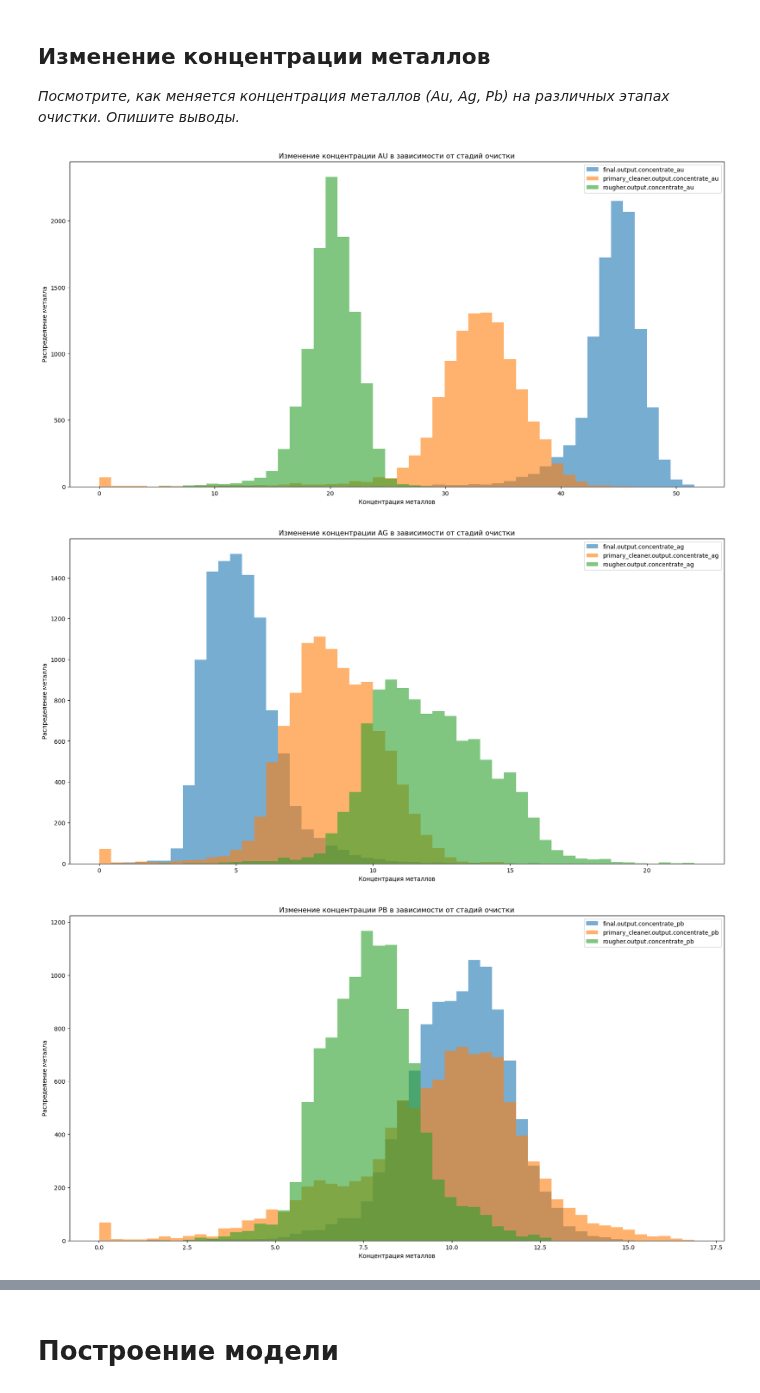
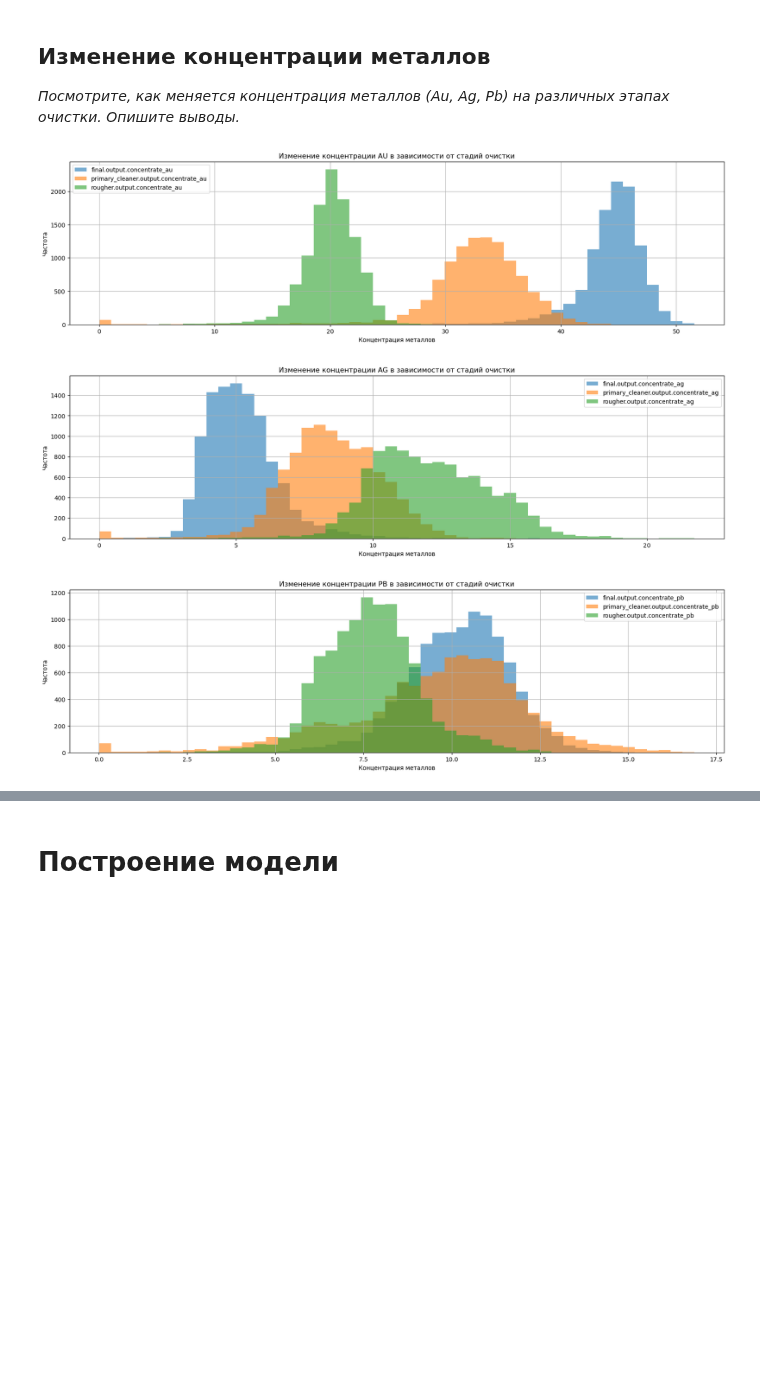
Before and after one commit to trofimovelijah/data-analysis-tools, a Jupyter notebook: 04-recovery_gold_from_ore.ipynb, the cells around one changed output, grey strips where cells are left out. Drawn from its saved outputs; the diff is of its cells as text; code cells hidden in the pictures; blank space fills up the shorter version.

```diff
--- a/04-recovery_gold_from_ore.ipynb
+++ b/04-recovery_gold_from_ore.ipynb
@@ -422,23 +424,23 @@ _Посмотрите, как меняется концентрация мета
 # %%
 output_concentrate = data_train_clr.filter(like='output.concentrate')
 
 # Строим графики для каждого металла на различных этапах очистки
 for metal in ['au', 'ag', 'pb']:
     metal_concentrate = output_concentrate.filter(like=metal)
     metal_concentrate.plot(
         kind='hist',
         histtype='barstacked',
         bins=50,
         linewidth=10,
         alpha=0.6,
-        figsize=(20, 10)
+        figsize=(20, 5)
     )
     plt.title(f'Изменение концентрации {metal.upper()} в зависимости от стадий очистки')
     plt.xlabel('Концентрация металлов')
-    plt.ylabel('Распределение металла')
-
+    plt.ylabel('Частота')
+    plt.grid()
 plt.show()
 # %% [output]
-[figure, old version]
+[figure, new version]
-[figure, old version]
+[figure, new version]
-[figure, old version]
+[figure, new version]
```
Also changed, not shown: parts of 20 cells of this notebook.
